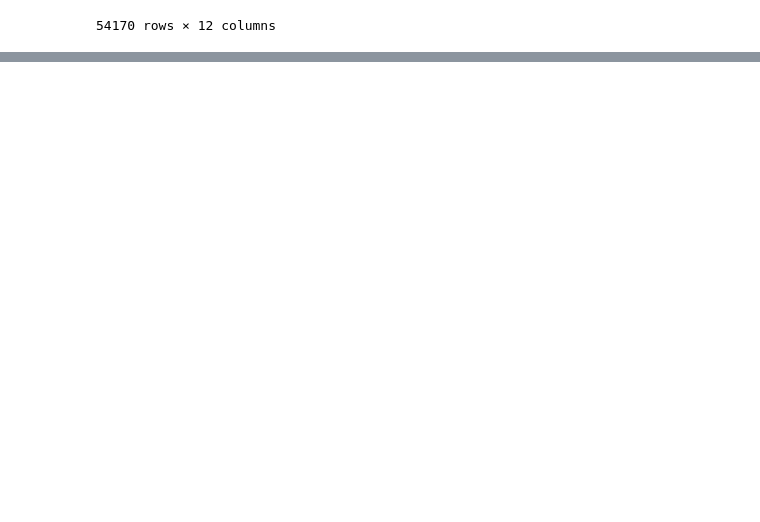
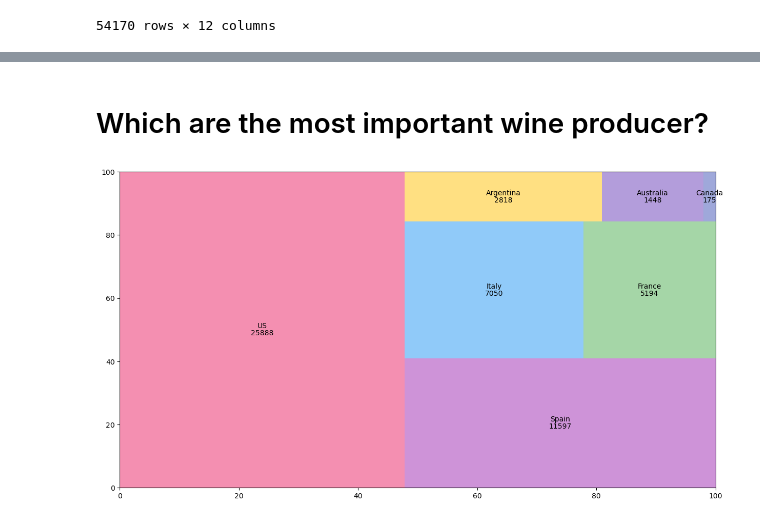
Before and after one commit to AstinSeverino/Wine-, a Jupyter notebook: wine.ipynb, the cells around one changed output, grey strips where cells are left out. Saved outputs shown, nothing was run; the diff lists cells and outputs as text; code cells hidden in the pictures; blank space fills up the shorter version.

Commit message:
using squarify for fist time

```diff
--- a/wine.ipynb
+++ b/wine.ipynb
@@ -118,0 +173,17 @@ wine
+# %% [markdown]
+# Which are the most important wine producer?
+# %%
+(
+    plt.figure(figsize=(15, 8)),
+    squarify.plot(
+    wine.country.value_counts(),
+    label= wine.country.unique(),
+    color=["#F48FB1", "#CE93D8", "#90CAF9", "#A5D6A7", "#FFE082","#B39DDB","#9FA8DA"],
+    value= wine.country.value_counts(),
+    pad= 0.
+
+
+    )
+);
+# %% [output]
+[figure, added]
```
Also changed, not shown: parts of 5 cells of this notebook.
